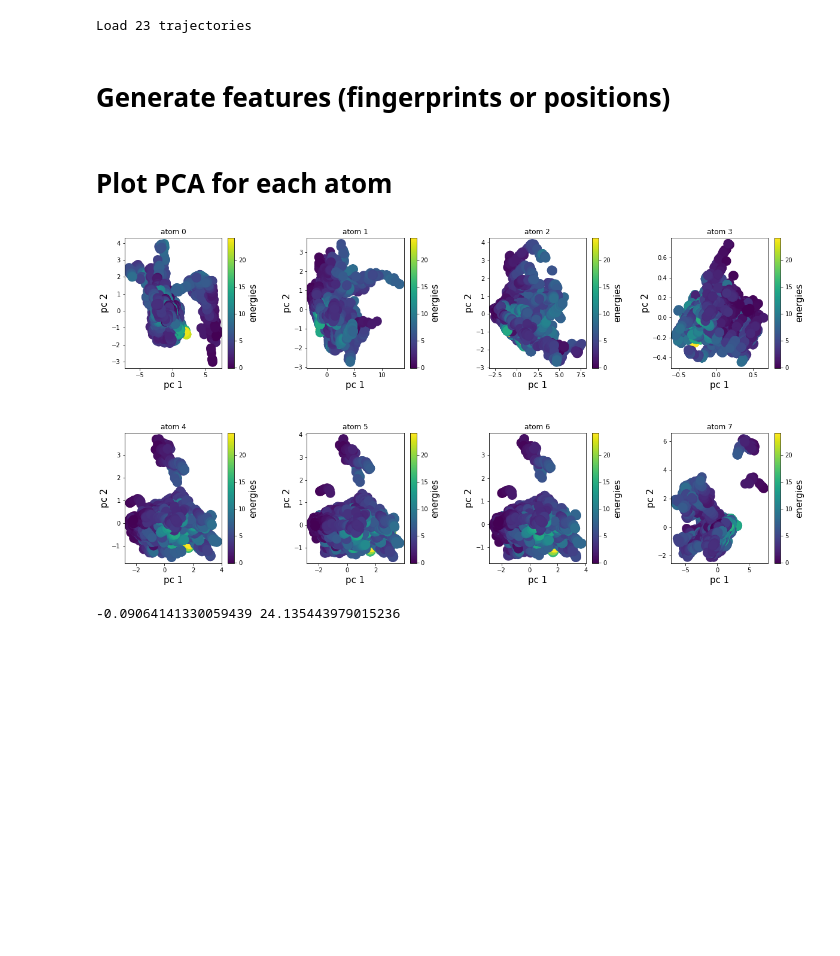
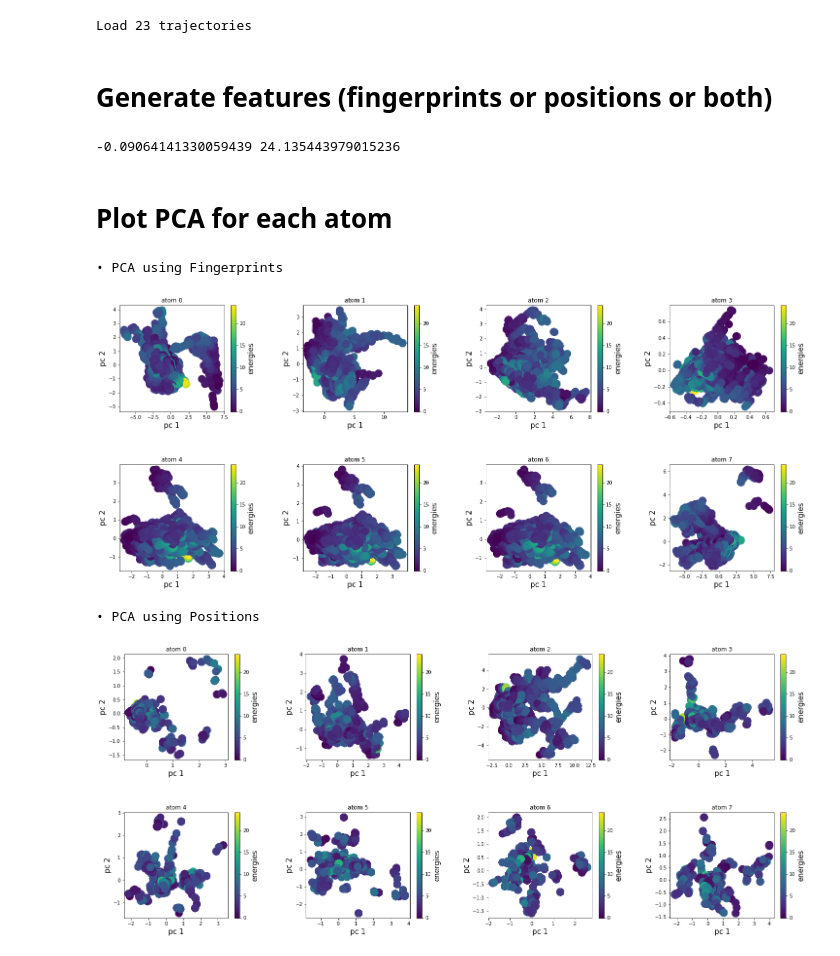
Before and after one commit to ulissigroup/catgym, a Jupyter notebook: examples/notebooks/analysis.ipynb, the cells around one changed output. Saved outputs shown, nothing was run; the diff lists cells and outputs as text; code cells hidden in the pictures; blank space fills up the shorter version.

```diff
--- a/examples/notebooks/analysis.ipynb
+++ b/examples/notebooks/analysis.ipynb
@@ -89,36 +105,31 @@ traj_list.sort(key=sortby)
 # %% [output]
 Load 23 trajectories
 # %% [markdown]
-# Generate features (fingerprints or positions)
+# Generate features (fingerprints or positions or both)
 # %%
-features, energies = get_features(traj_list, use_fingerprints=True)
+fps, pos, energies = get_features(traj_list, fps_or_pos='both')
+print(np.min(pca_data['energies']), np.max(pca_data['energies']))
 #### NOTES
 # Saving fingerprints in each episode takes ~1.5 MB
 # Saving .traj only takes ~500 kB, but generating fingerprints afterward takes ~10s per episode
+# %% [output]
+-0.09064141330059439 24.135443979015236
 # %% [markdown]
 # Plot PCA for each atom
-# %%
-%matplotlib inline
-
-fig, axs = plt.subplots(2, 4, figsize=(20,10))
-fig.subplots_adjust(hspace =.5, wspace=.5)
-
-axs = axs.ravel()
-
-for i in range(features.shape[1]): # for each free atom,
-    pca_data = plot_PCA(features[:,i], energies)
-    pca = axs[i].scatter(pca_data['pc1'], pca_data['pc2'], c = pca_data['energies'], linewidths=10, alpha=1)
-    axs[i].set_xlabel('pc 1', fontsize=15)
-    axs[i].set_ylabel('pc 2', fontsize=15)
-    axs[i].set_title('atom %d' %i)
-    cbar = fig.colorbar(pca, ax = axs[i])
-    cbar.set_label("energies", fontsize=15)
-plt.show()
-print(np.min(pca_data['energies']), np.max(pca_data['energies']))
-
-#### NOTES
-# PCA was performed separately for each atom. So each atom may have different principal components
-# Need to find a way for the Featurization at the structure level
-# %% [output]
-[figure, removed]
--0.09064141330059439 24.135443979015236
+# %%
+import shutil
+
+%matplotlib inline
+print('\u2022 PCA using Fingerprints')
+plot_PCA(fps, scaled=False)
+print('\n\u2022 PCA using Positions')
+plot_PCA(pos, scaled=False)
+
+#### NOTES
+# PCA was performed separately for each atom. So each atom may have different principal components
+# Need to find a way for the Featurization at the structure level
+# %% [output]
+• PCA using Fingerprints
+[figure, added]
+• PCA using Positions
+[figure, added]
```
Also changed, not shown: parts of 1 cell of this notebook.
